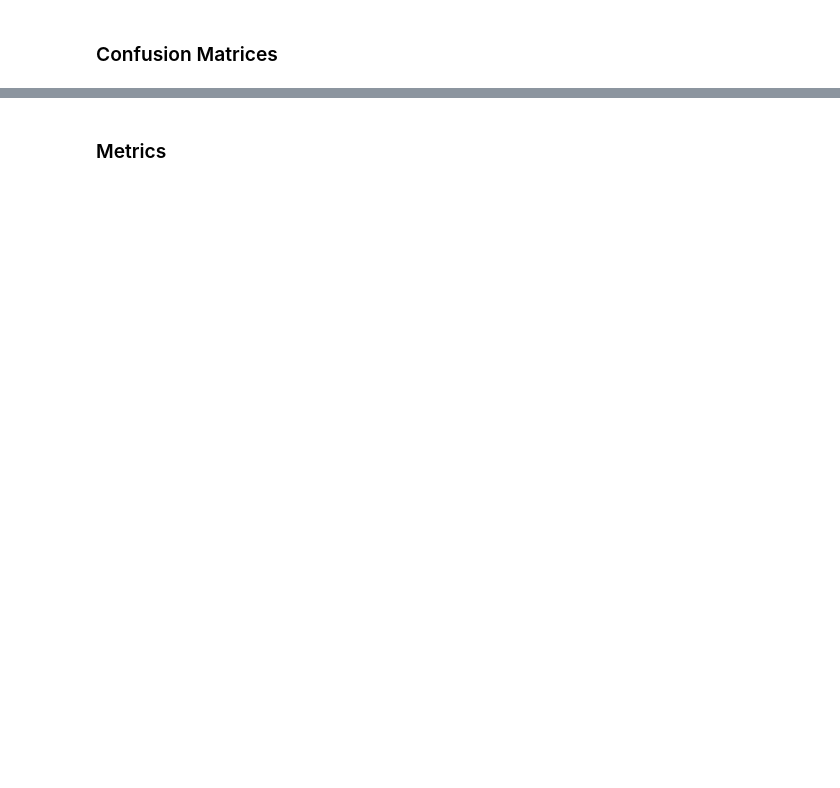
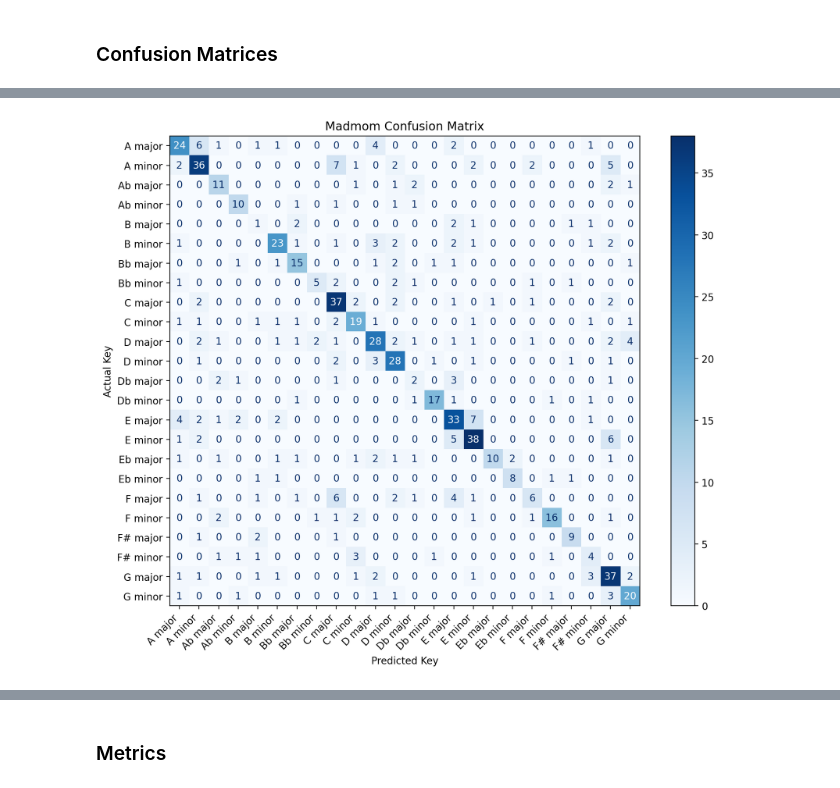
Before and after one commit to jeffgord/mir-key-estimation, a Jupyter notebook: demo.ipynb, the cells around one changed output, grey strips where cells are left out. Drawn from its saved outputs; the diff is of its cells as text; code cells hidden in the pictures; blank space fills up the shorter version.

```diff
--- a/demo.ipynb
+++ b/demo.ipynb
@@ -75,6 +160,6 @@ np.save('saves/madmom_predictions.npy', madmom_predictions, allow_pickle=True)
 # %%
 # OR, run this cell to load predictions from the saves
-madmom_predictions = np.load('saves/madmom_predictions.npy', allow_pickle=True).item()
+madmom_keys_dict = np.load('saves/madmom_keys_dict.npy', allow_pickle=True).item()
 # %% [markdown]
 ### Chroma Transfomer
 # %%
@@ -99,0 +209,4 @@ chroma_transformer_predictions = np.load('saves/chroma_transformer_predictions.n
+# %%
+plot_confusion_matrix(madmom_keys, "Madmom Confusion Matrix")
+# %% [output]
+[figure, added]
```
Also changed, not shown: parts of 34 cells of this notebook, 7 other files.
